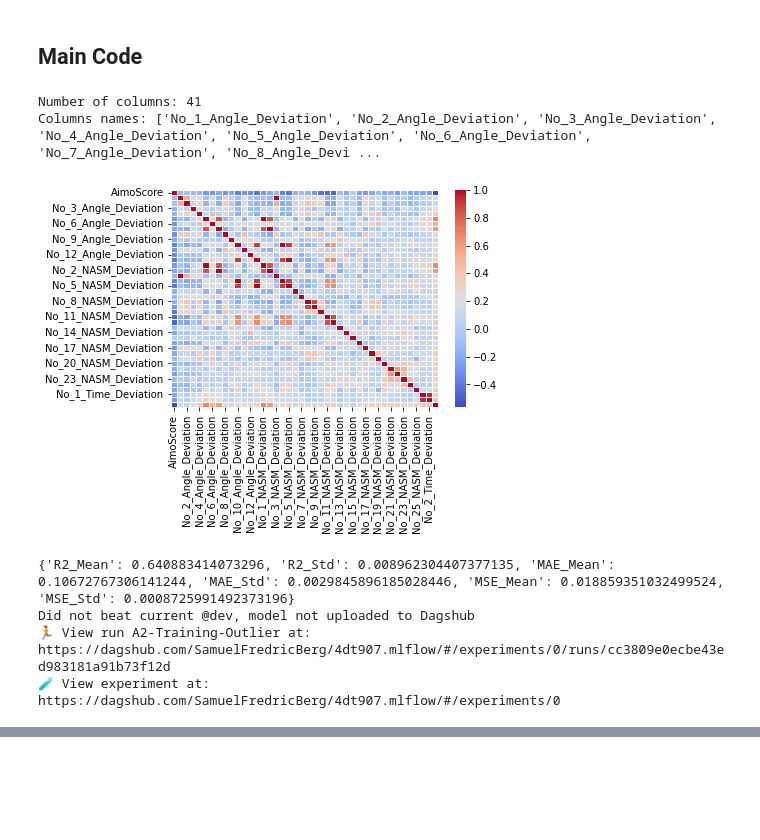
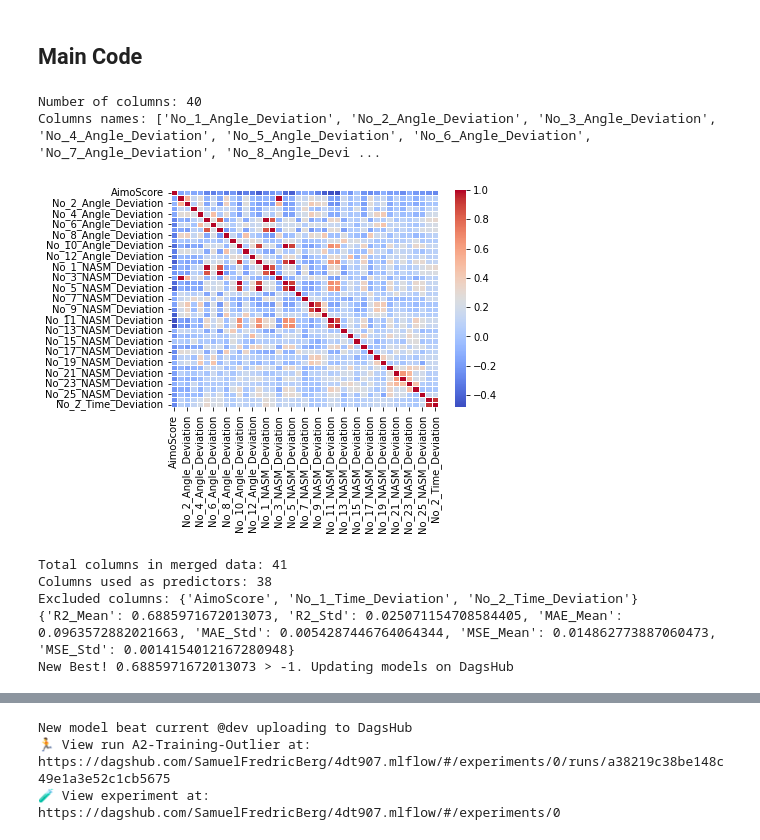
Before and after one commit to sb224sc-HT22-VT27/4dt907, a Jupyter notebook: src/ml-research/a2/a2.ipynb, the cells around one changed output, grey strips where cells are left out. Saved outputs shown, nothing was run; the diff lists cells and outputs as text; code cells hidden in the pictures; blank space fills up the shorter version.

Commit message:
fix: Changed model names in A2 and A3

```diff
--- a/src/ml-research/a2/a2.ipynb
+++ b/src/ml-research/a2/a2.ipynb
@@ -29,13 +29,13 @@ from sklearn.model_selection import KFold
 # %%
 # Setup dagshub and MLFlow
 dagshub.init(repo_owner="SamuelFredricBerg", repo_name="4dt907", mlflow=True)
-utils = MLUtils.MLUtils("Project_Model")
+utils = MLUtils.MLUtils("Project_Model_A2_V2")
 
 # Configs
 config = {
     "data_split_seed": 42,
     "test_size": 0.2,
-    "n_folds": 5,
+    "n_folds": 10,
     "shuffle": True,
     "variant": "Remove outliers/Removing dupes",
     "threshold_multiplier": 3,
@@ -102,7 +102,11 @@ with mlflow.start_run(run_name="A2-Training-Outlier") as run:
     mlflow.log_params(config)
 
     y = df_cleaned["AimoScore"]
-    X = df_cleaned.drop("AimoScore", axis=1)
+    X = df_cleaned.drop(
+        ["AimoScore", "No_1_Time_Deviation", "No_2_Time_Deviation", "EstimatedScore"],
+        axis=1,
+        errors="ignore",
+    )
 
     mask = remove_outliers_cooks(X, y)
     X_clean = X[mask]
@@ -113,40 +117,46 @@ with mlflow.start_run(run_name="A2-Training-Outlier") as run:
     # 1. R-Squared (The Accuracy)
     # How much of the variance in AimoScore(Expert score) does your model explain?
     r2_scores = cross_val_score(model, X_clean, y_clean, cv=kf, scoring="r2")
     # 2. Mean Absolute Error (MAE)
     # On average, how many points off is your prediction?
     mae_scores = -cross_val_score(
         model, X_clean, y_clean, cv=kf, scoring="neg_mean_absolute_error"
     )
     # 3. Mean Squared Error (MSE)
     mse_scores = -cross_val_score(
         model, X_clean, y_clean, cv=kf, scoring="neg_mean_squared_error"
     )
+
+    print(f"Total columns in merged data: {len(df_cleaned.columns)}")
+    print(f"Columns used as predictors: {len(X.columns)}")
+    print(f"Excluded columns: {set(df_cleaned.columns) - set(X.columns)}")
+
     results = {
         "R2_Mean": r2_scores.mean(),
         "R2_Std": r2_scores.std(),
         "MAE_Mean": mae_scores.mean(),
         "MAE_Std": mae_scores.std(),
         "MSE_Mean": mse_scores.mean(),
         "MSE_Std": mse_scores.std(),
     }
     print(results)
     mlflow.log_metrics(results)
 
-    mlflow.log_artifact("heatmap.png")
+    # mlflow.log_artifact("heatmap.png")
 
     if utils.auto_check_challenger(run.info.run_id, metric_name="R2_Mean"):
-        mlflow.sklearn.log_model(model, "model", registered_model_name="Project_Model")
-        latest_v = utils.client.get_latest_versions("Project_Model")[0].version
-        utils.client.set_registered_model_alias("Project_Model", "dev", latest_v)
+        mlflow.sklearn.log_model(model, "model", registered_model_name="Project_Model_A2_V2")
+        latest_v = utils.client.get_latest_versions("Project_Model_A2_V2")[0].version
+        utils.client.set_registered_model_alias("Project_Model_A2_V2", "dev", latest_v)
         print("New model beat current @dev uploading to DagsHub")
     else:
         print("Did not beat current @dev, model not uploaded to Dagshub")
 # %% [output]
-Number of columns: 41
+Number of columns: 40
 Columns names: ['No_1_Angle_Deviation', 'No_2_Angle_Deviation', 'No_3_Angle_Deviation', 'No_4_Angle_Deviation', 'No_5_Angle_Deviation', 'No_6_Angle_Deviation', 'No_7_Angle_Deviation', 'No_8_Angle_Devi ...
-[figure, old version]
+[figure, new version]
-{'R2_Mean': 0.640883414073296, 'R2_Std': 0.008962304407377135, 'MAE_Mean': 0.10672767306141244, 'MAE_Std': 0.0029845896185028446, 'MSE_Mean': 0.018859351032499524, 'MSE_Std': 0.0008725991492373196}
-Did not beat current @dev, model not uploaded to Dagshub
-🏃 View run A2-Training-Outlier at: https://dagshub.com/SamuelFredricBerg/4dt907.mlflow/#/experiments/0/runs/cc3809e0ecbe43ed983181a91b73f12d
-🧪 View experiment at: https://dagshub.com/SamuelFredricBerg/4dt907.mlflow/#/experiments/0
+Total columns in merged data: 41
+Columns used as predictors: 38
+Excluded columns: {'AimoScore', 'No_1_Time_Deviation', 'No_2_Time_Deviation'}
+{'R2_Mean': 0.6885971672013073, 'R2_Std': 0.025071154708584405, 'MAE_Mean': 0.0963572882021663, 'MAE_Std': 0.0054287446764064344, 'MSE_Mean': 0.014862773887060473, 'MSE_Std': 0.0014154012167280948}
+New Best! 0.6885971672013073 > -1. Updating models on DagsHub
@@ -152,0 +169,3 @@ Did not beat current @dev, model not uploaded to Dagshub
+New model beat current @dev uploading to DagsHub
+🏃 View run A2-Training-Outlier at: https://dagshub.com/SamuelFredricBerg/4dt907.mlflow/#/experiments/0/runs/a38219c38be148c49e1a3e52c1cb5675
+🧪 View experiment at: https://dagshub.com/SamuelFredricBerg/4dt907.mlflow/#/experiments/0
```
Also changed, not shown: parts of 1 cell of this notebook, 3 other files.
